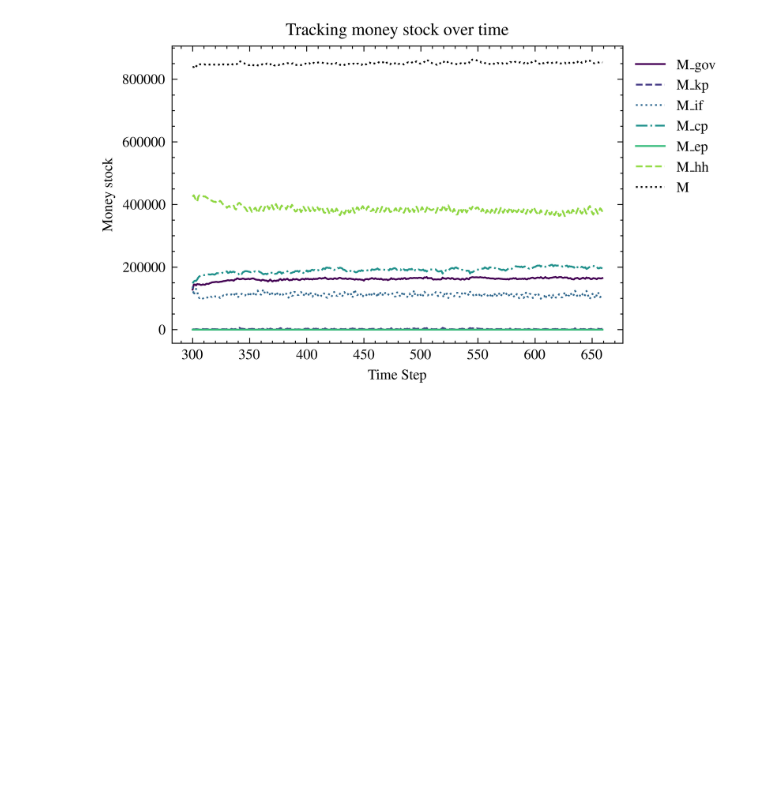
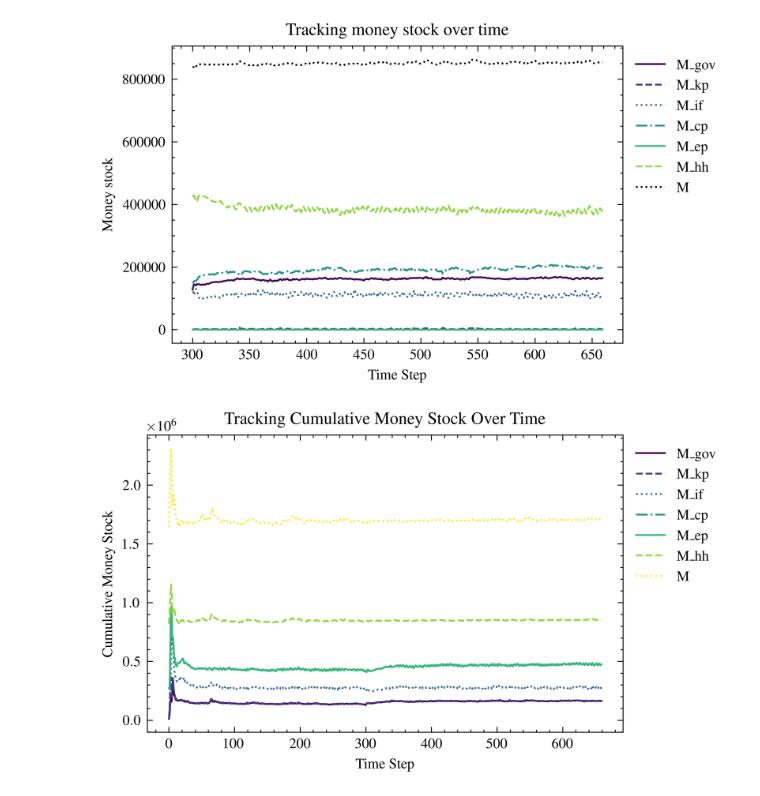
Before and after one commit to Tarsatir/Capsule_Climate, a Jupyter notebook: results/new_plots.ipynb, the cells around one changed output. Drawn from its saved outputs; the diff is of its cells as text; code cells hidden in the pictures; blank space fills up the shorter version.

```diff
--- a/results/new_plots.ipynb
+++ b/results/new_plots.ipynb
@@ -673,3 +673,34 @@ plt.tight_layout()
 plt.show()
 # %% [output]
 [figure]
+# %%
+#use 1234_model.csv to plot M_gov over time
+import pandas as pd
+import matplotlib.pyplot as plt
+import scienceplots
+import matplotlib.cm as cm
+import numpy as np
+#read 1234_model.csv
+df = pd.read_csv('../data/1234_model.csv')
+
+# extract the columns M_gov, M_kp, M_if, M_cp, M_ep, M_hh, and M
+df = df[['M_gov', 'M_kp', 'M_if', 'M_cp', 'M_ep', 'M_hh', 'M']]
+
+
+# Create a cumulative sum of the columns
+df_cumulative = df.cumsum(axis=1)
+
+# Create a staggered plot of all columns except M
+fig, ax = plt.subplots(figsize=(5, 3))
+df_cumulative.plot(ax=ax, color=cm.viridis(np.linspace(0, 1, df_cumulative.shape[1])))
+
+# Set labels and title
+ax.set_xlabel('Time Step')
+ax.set_ylabel('Cumulative Money Stock')
+ax.set_title('Tracking Cumulative Money Stock Over Time')
+ax.legend(loc='upper left', bbox_to_anchor=(1, 1))
+
+plt.tight_layout()
+plt.show()
+# %% [output]
+[figure, added]
```
Also changed, not shown: 8 other files.
